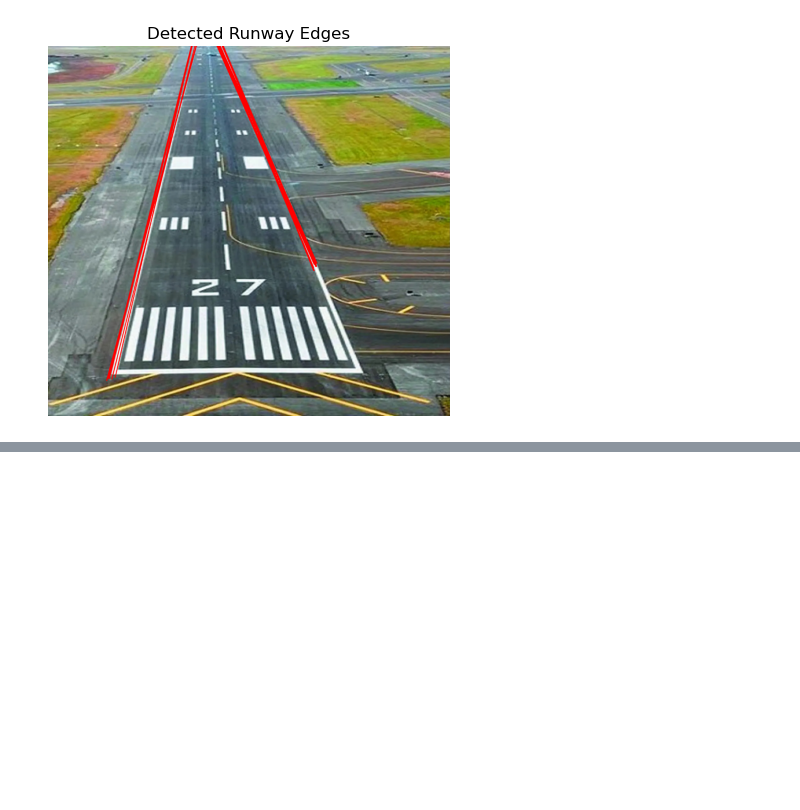
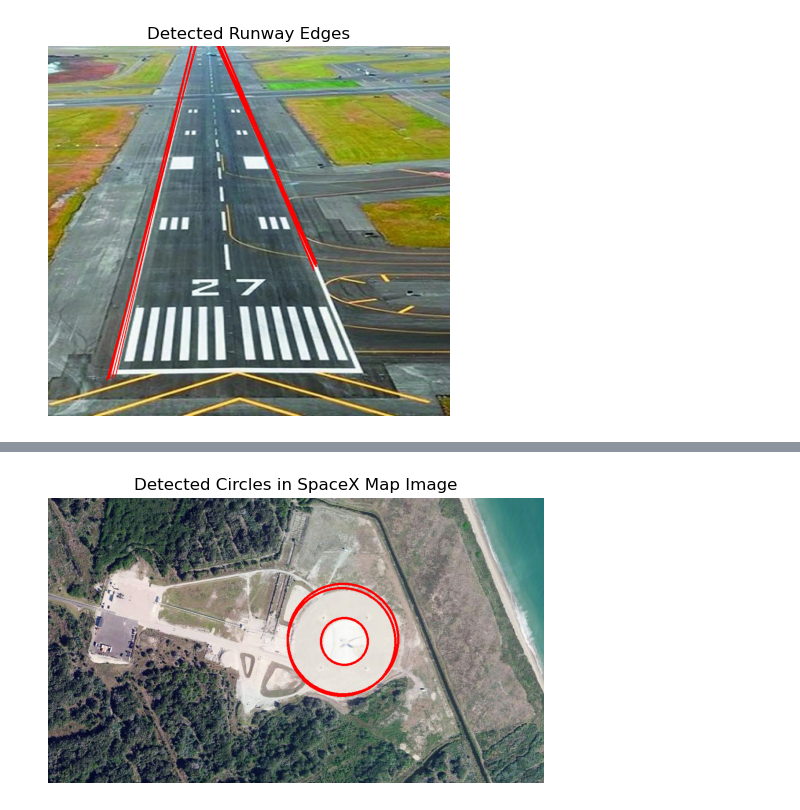
Before and after one commit to RemoShen/computerVisionClass, a Jupyter notebook: Project2/project2_Q2.ipynb, the cells around one changed output, grey strips where cells are left out. Drawn from its saved outputs; the diff is of its cells as text; code cells hidden in the pictures; blank space fills up the shorter version.

```diff
--- a/Project2/project2_Q2.ipynb
+++ b/Project2/project2_Q2.ipynb
@@ -333,0 +241,68 @@ plt.show()
+# %%
+def hough_circles(edges, min_radius, max_radius, radius_step, theta_bins, vote_threshold):
+    # Image dimensions
+    height, width = edges.shape[:2]
+
+    # Calculate theta increment
+    theta_step = int(360 / theta_bins)
+    thetas = np.arange(0, 360, step=theta_step)
+    radii = np.arange(min_radius, max_radius, step=radius_step)
+
+    # Precompute cosine and sine values
+    cos_values = np.cos(np.deg2rad(thetas))
+    sin_values = np.sin(np.deg2rad(thetas))
+
+    # Generate circle parameter candidates
+    candidate_circles = [
+        (radius, int(radius * cos_values[t]), int(radius * sin_values[t]))
+        for radius in radii
+        for t in range(theta_bins)
+    ]
+
+    # Initialize accumulator for voting
+    vote_accumulator = defaultdict(int)
+
+    # Perform voting for each edge pixel
+    for y in range(height):
+        for x in range(width):
+            if edges[y, x] != 0:  # Edge pixel detected
+                for radius, dx, dy in candidate_circles:
+                    xc = x - dx
+                    yc = y - dy
+                    vote_accumulator[(xc, yc, radius)] += 1
+
+    # Sort circles by votes
+    detected_circles = [
+        (xc, yc, radius, votes / theta_bins)
+        for (xc, yc, radius), votes in sorted(vote_accumulator.items(), key=lambda item: -item[1])
+        if votes / theta_bins >= vote_threshold
+    ]
+
+    # Refine detected circles to remove duplicates
+    proximity_threshold = 5
+    filtered_circles = []
+    for xc, yc, radius, confidence in detected_circles:
+        if all(
+            abs(xc - xc_ref) > proximity_threshold or
+            abs(yc - yc_ref) > proximity_threshold or
+            abs(radius - r_ref) > proximity_threshold
+            for xc_ref, yc_ref, r_ref, _ in filtered_circles
+        ):
+            filtered_circles.append((xc, yc, radius, confidence))
+    detected_circles = filtered_circles
+
+    # Draw detected circles on the output image
+    visualization_image = cv2.imread('SpaceXmap.jpg').copy()
+    for xc, yc, radius, _ in detected_circles:
+        cv2.circle(visualization_image, (xc, yc), radius, (0, 0, 255), thickness=3)
+
+    visualization_image = cv2.cvtColor(visualization_image, cv2.COLOR_BGR2RGB)
+    return visualization_image, detected_circles
+
+result, circles = hough_circles(edges_spaceXmap, 50, 120, 1, 100, 0.41)
+plt.imshow(result)
+plt.title("Detected Circles in SpaceX Map Image")
+plt.axis('off')
+plt.show()
+# %% [output]
+[figure, added]
```
Also changed, not shown: parts of 10 cells of this notebook, 9 other files.
